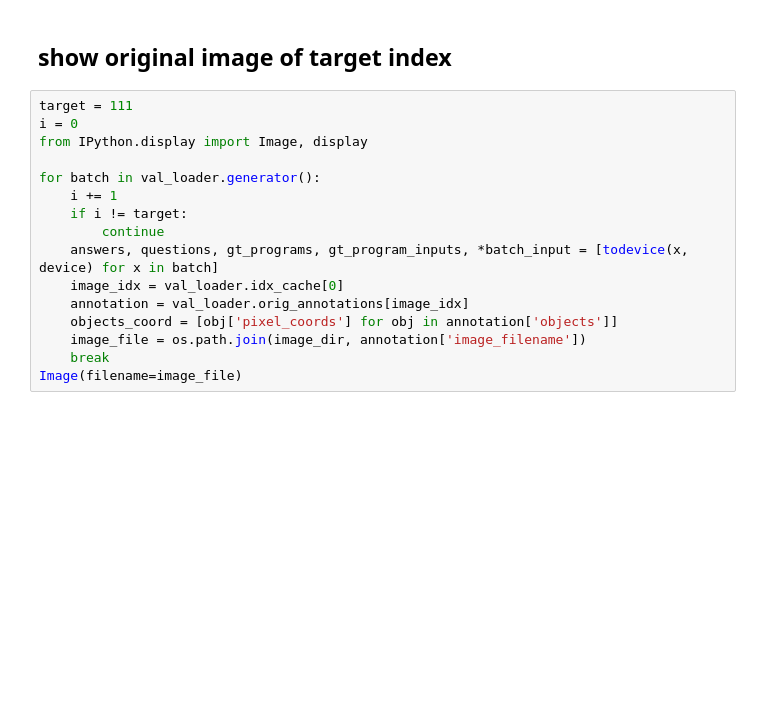
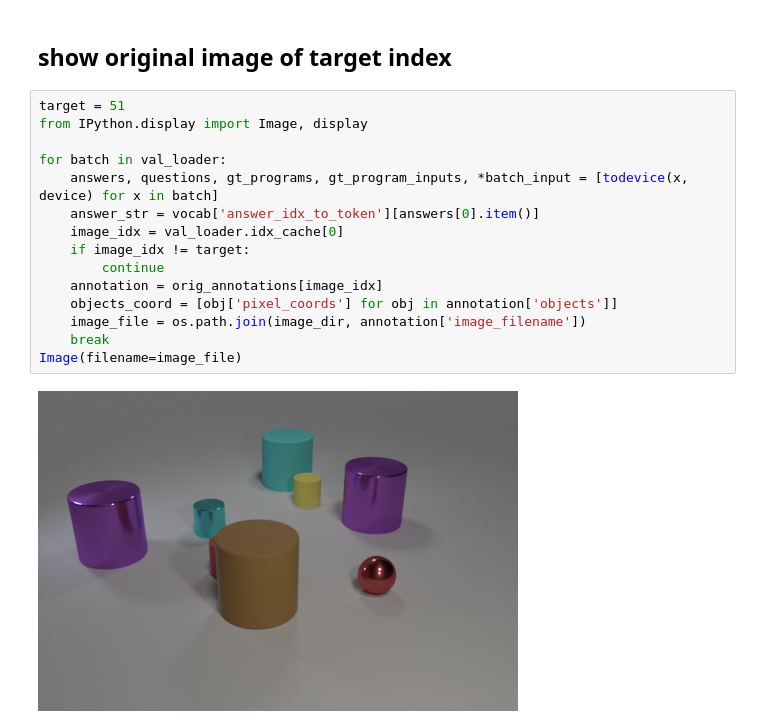
Before and after one commit to shijx12/XNM-Net, a Jupyter notebook: exp_clevr_detected/visualize-output.ipynb, the cells around one changed output. Drawn from its saved outputs; the diff is of its cells as text; blank space fills up the shorter version.

```diff
--- a/exp_clevr_detected/visualize-output.ipynb
+++ b/exp_clevr_detected/visualize-output.ipynb
@@ -251,18 +252,19 @@ KeyboardInterrupt:
 # %% [markdown]
 ## show original image of target index
 # %%
-target = 111
-i = 0
+target = 51
 from IPython.display import Image, display
 
-for batch in val_loader.generator():
-    i += 1
-    if i != target:
+for batch in val_loader:
+    answers, questions, gt_programs, gt_program_inputs, *batch_input = [todevice(x, device) for x in batch]
+    answer_str = vocab['answer_idx_to_token'][answers[0].item()]
+    image_idx = val_loader.idx_cache[0]
+    if image_idx != target:
         continue
-    answers, questions, gt_programs, gt_program_inputs, *batch_input = [todevice(x, device) for x in batch]
-    image_idx = val_loader.idx_cache[0]
-    annotation = val_loader.orig_annotations[image_idx]
+    annotation = orig_annotations[image_idx]
     objects_coord = [obj['pixel_coords'] for obj in annotation['objects']]
     image_file = os.path.join(image_dir, annotation['image_filename'])
     break
 Image(filename=image_file)
+# %% [output]
+[figure, added]
```
Also changed, not shown: parts of 1 cell of this notebook.
